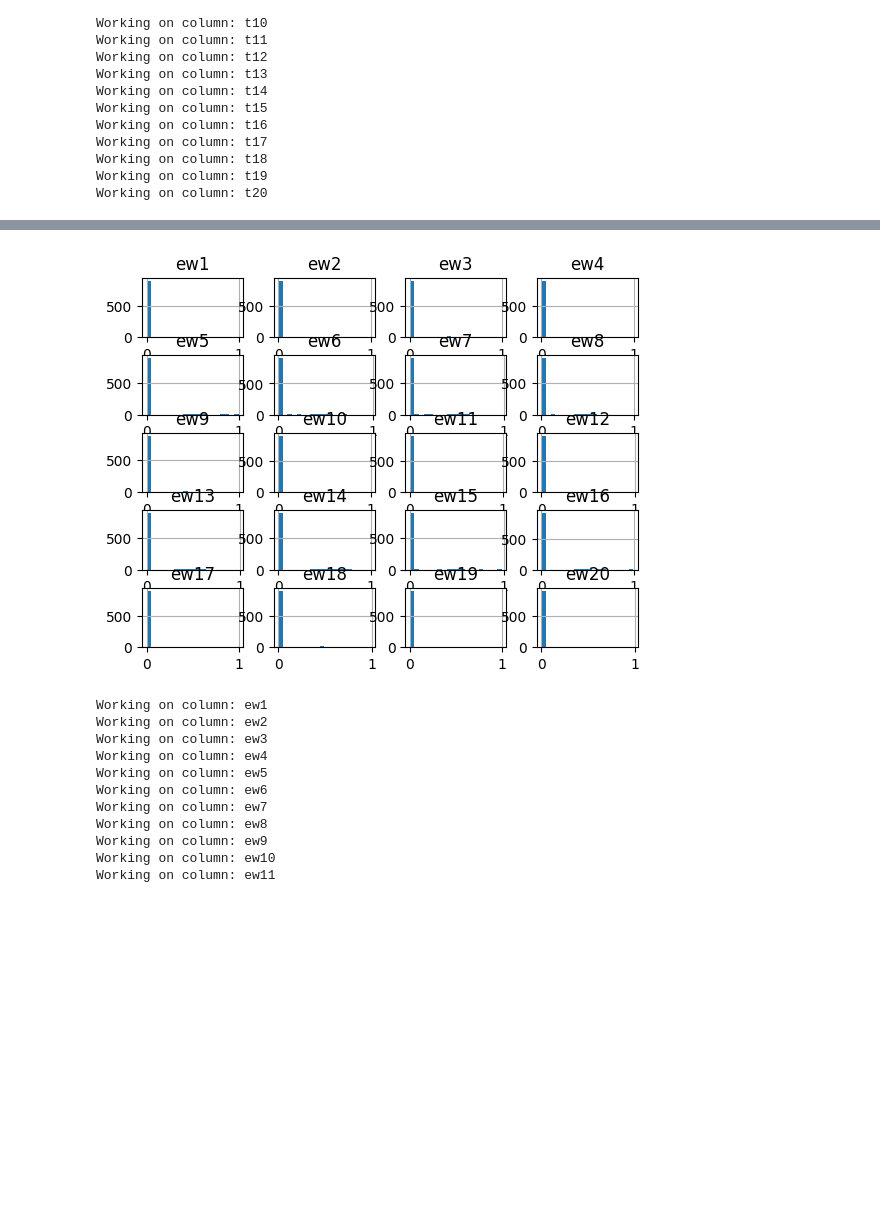
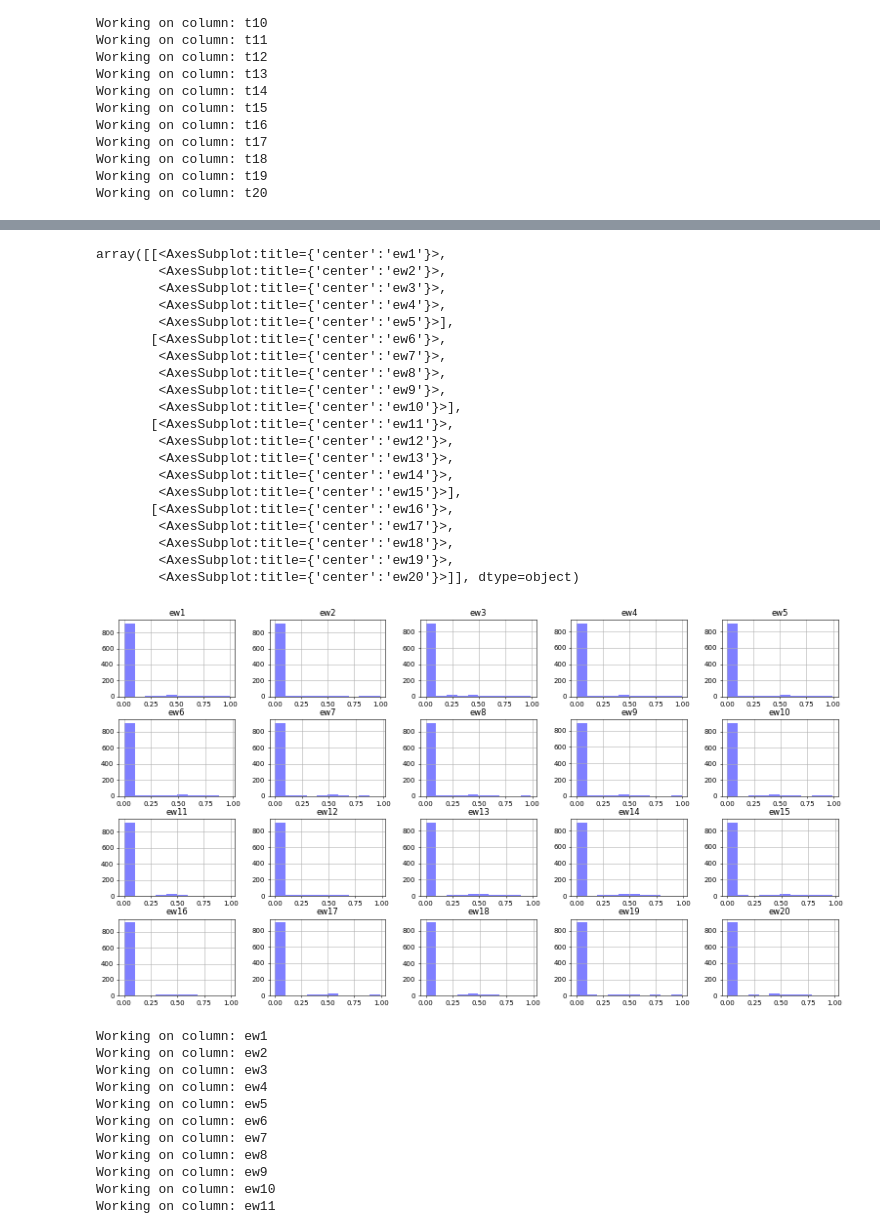
Before and after one commit to basdeboer123/QRM, a Jupyter notebook: dataframe_for_repeated_measures.ipynb, the cells around one changed output, grey strips where cells are left out. Drawn from its saved outputs; the diff is of its cells as text; code cells hidden in the pictures; blank space fills up the shorter version.

```diff
--- a/dataframe_for_repeated_measures.ipynb
+++ b/dataframe_for_repeated_measures.ipynb
@@ -330,8 +353,31 @@ before: 1075 after: 982 number of outliers removed: 93
 # %%
 # Visualize distribuion over measures for the error rate
-hist = df_removed_z.iloc[:,3:23].hist(bins=20)
+#hist = df_removed_z.iloc[:,3:23].hist(bins=20)
+
+fig, ax = plt.subplots(figsize=(19,10), dpi=50)
+df_removed_z.iloc[:,3:23].hist(ax=ax, layout=(4,5), alpha=0.5, label='y', color='blue')
 # %% [output]
+array([[<AxesSubplot:title={'center':'ew1'}>,
+        <AxesSubplot:title={'center':'ew2'}>,
+        <AxesSubplot:title={'center':'ew3'}>,
+        <AxesSubplot:title={'center':'ew4'}>,
+        <AxesSubplot:title={'center':'ew5'}>],
+       [<AxesSubplot:title={'center':'ew6'}>,
+        <AxesSubplot:title={'center':'ew7'}>,
+        <AxesSubplot:title={'center':'ew8'}>,
+        <AxesSubplot:title={'center':'ew9'}>,
+        <AxesSubplot:title={'center':'ew10'}>],
+       [<AxesSubplot:title={'center':'ew11'}>,
+        <AxesSubplot:title={'center':'ew12'}>,
+        <AxesSubplot:title={'center':'ew13'}>,
+        <AxesSubplot:title={'center':'ew14'}>,
+        <AxesSubplot:title={'center':'ew15'}>],
+       [<AxesSubplot:title={'center':'ew16'}>,
+        <AxesSubplot:title={'center':'ew17'}>,
+        <AxesSubplot:title={'center':'ew18'}>,
+        <AxesSubplot:title={'center':'ew19'}>,
+        <AxesSubplot:title={'center':'ew20'}>]], dtype=object)
-[figure, old version]
+[figure, new version]
 # %%
 #remove outliers based on error rate
 df_removed_z_all = remove_outliers_z(df_removed_z,["ew1", "ew2","ew3","ew4","ew5","ew6", "ew7","ew8","ew9","ew10","ew11", "ew12","ew13","ew14","ew15","ew16", "ew17","ew18","ew19","ew20",],3)
```
Also changed, not shown: parts of 38 cells of this notebook.
